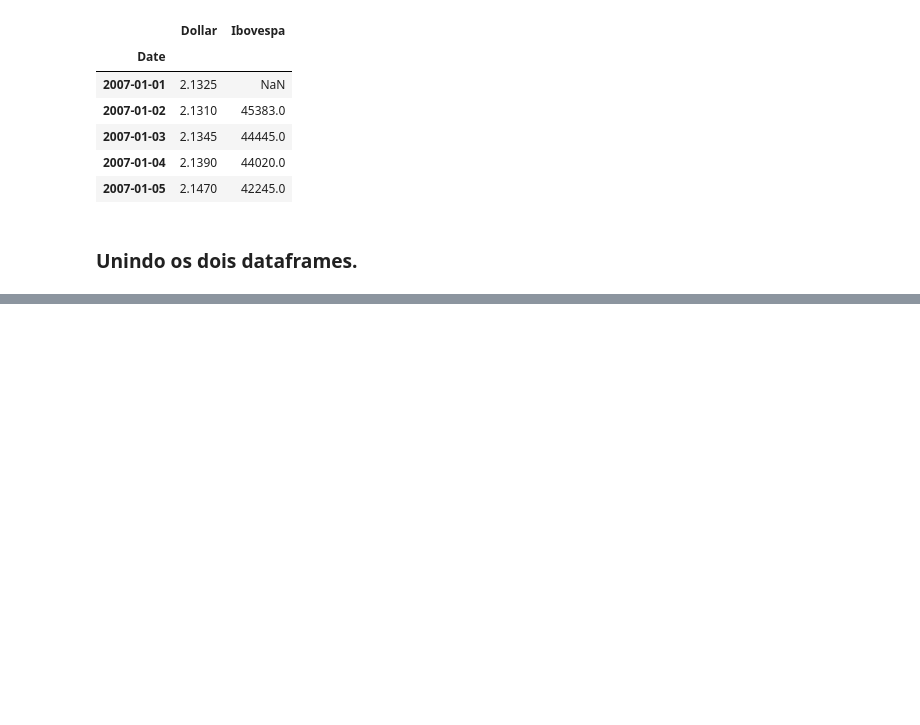
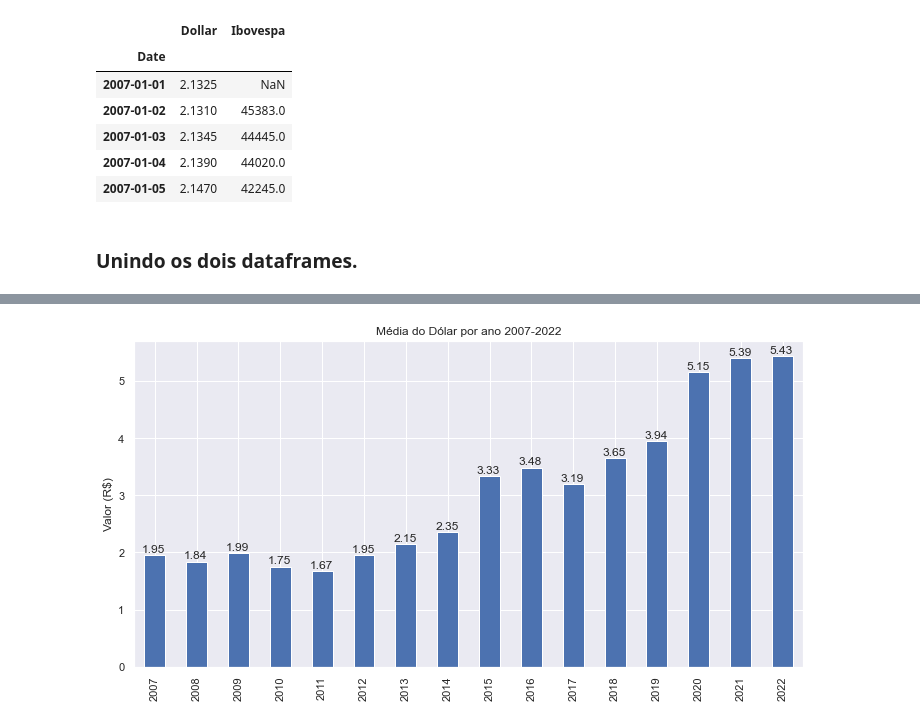
Before and after one commit to guimasuko/project, a Jupyter notebook: Aula01.ipynb, the cells around one changed output, grey strips where cells are left out. Saved outputs shown, nothing was run; the diff lists cells and outputs as text; code cells hidden in the pictures; blank space fills up the shorter version.

```diff
--- a/Aula01.ipynb
+++ b/Aula01.ipynb
@@ -97,0 +167,9 @@ df
+# %%
+df1['Dollar'].plot(kind='bar', ylabel="Valor (R$)", title="Média do Dólar por ano 2007-2022", color='b', figsize=(12,6))
+
+y = df1['Dollar'].to_list()
+
+for index, value in enumerate(y):
+    plt.text(index - 0.3, value + 0.05, str(value))
+# %% [output]
+[figure, added]
```
Also changed, not shown: parts of 14 cells of this notebook, 7 other files.
